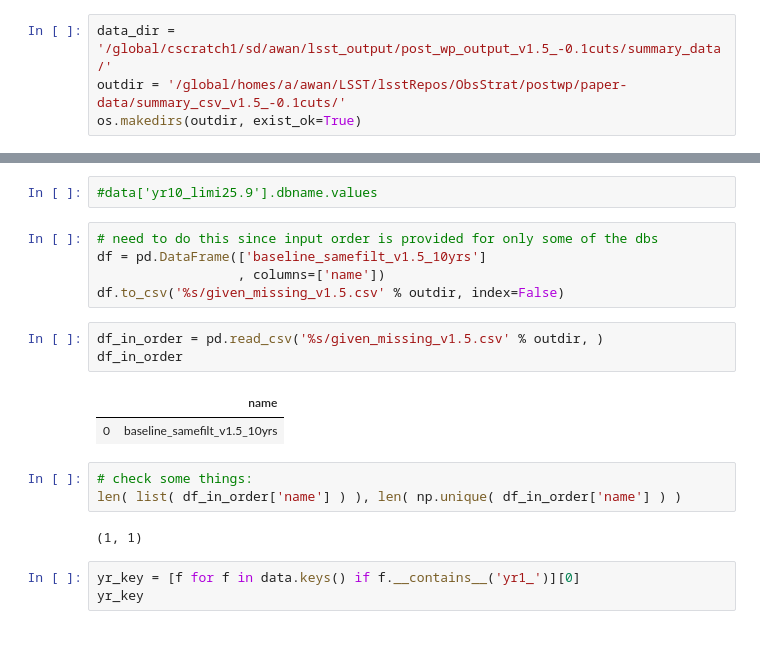
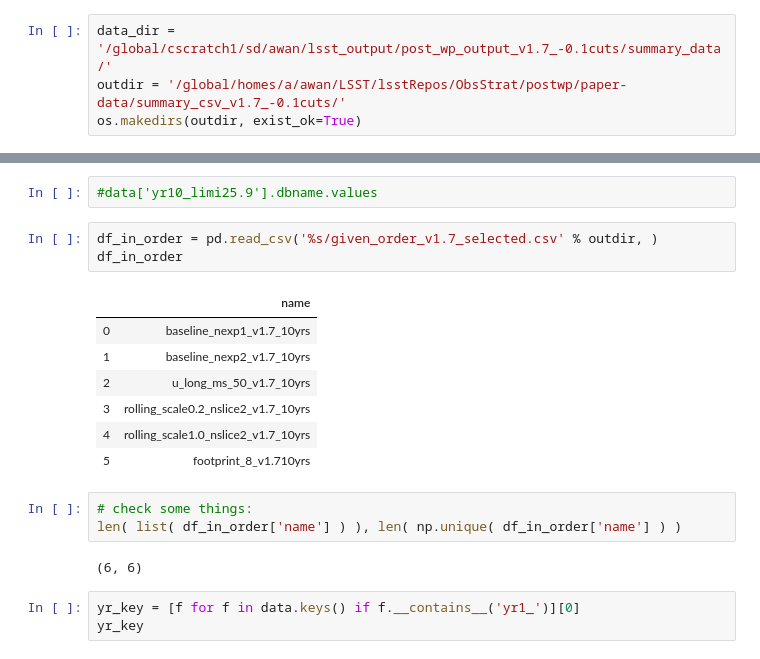
Before and after one commit to LSSTDESC/ObsStrat, a Jupyter notebook: postwp/paper_data.ipynb, the cells around one changed output, grey strips where cells are left out. Saved outputs shown, nothing was run; the diff lists cells and outputs as text.

Commit message:
updated static+lss numbers for the selected v1.7 dbs; lss-fom now based on nexp2.

```diff
--- a/postwp/paper_data.ipynb
+++ b/postwp/paper_data.ipynb
@@ -8,8 +8,8 @@ import os
 import pandas as pd
 %matplotlib inline
 # %%
-data_dir = '/global/cscratch1/sd/awan/lsst_output/post_wp_output_v1.5_-0.1cuts/summary_data/'
-outdir = '/global/homes/a/awan/LSST/lsstRepos/ObsStrat/postwp/paper-data/summary_csv_v1.5_-0.1cuts/'
+data_dir = '/global/cscratch1/sd/awan/lsst_output/post_wp_output_v1.7_-0.1cuts/summary_data/'
+outdir = '/global/homes/a/awan/LSST/lsstRepos/ObsStrat/postwp/paper-data/summary_csv_v1.7_-0.1cuts/'
 os.makedirs(outdir, exist_ok=True)
 # %% [markdown]
 #### read in the data for the static metrics and store as a dictionary
@@ -59,22 +59,22 @@ for key in data:
 #### get the order of the dbs
 # %%
 #data['yr10_limi25.9'].dbname.values
-# %%
-# need to do this since input order is provided for only some of the dbs
-df = pd.DataFrame(['baseline_samefilt_v1.5_10yrs']
-                  , columns=['name'])
-df.to_csv('%s/given_missing_v1.5.csv' % outdir, index=False)
 # %%
-df_in_order = pd.read_csv('%s/given_missing_v1.5.csv' % outdir, )
+df_in_order = pd.read_csv('%s/given_order_v1.7_selected.csv' % outdir, )
 df_in_order
 # %% [output]
 |  | name |
-| 0 | baseline_samefilt_v1.5_10yrs |
+| 0 | baseline_nexp1_v1.7_10yrs |
+| 1 | baseline_nexp2_v1.7_10yrs |
+| 2 | u_long_ms_50_v1.7_10yrs |
+| 3 | rolling_scale0.2_nslice2_v1.7_10yrs |
+| 4 | rolling_scale1.0_nslice2_v1.7_10yrs |
+| 5 | footprint_8_v1.710yrs |
 # %%
 # check some things:
 len( list( df_in_order['name'] ) ), len( np.unique( df_in_order['name'] ) )
 # %% [output]
-(1, 1)
+(6, 6)
 # %%
 yr_key = [f for f in data.keys() if f.__contains__('yr1_')][0]
 yr_key
```
Also changed, not shown: parts of 15 cells of this notebook.
